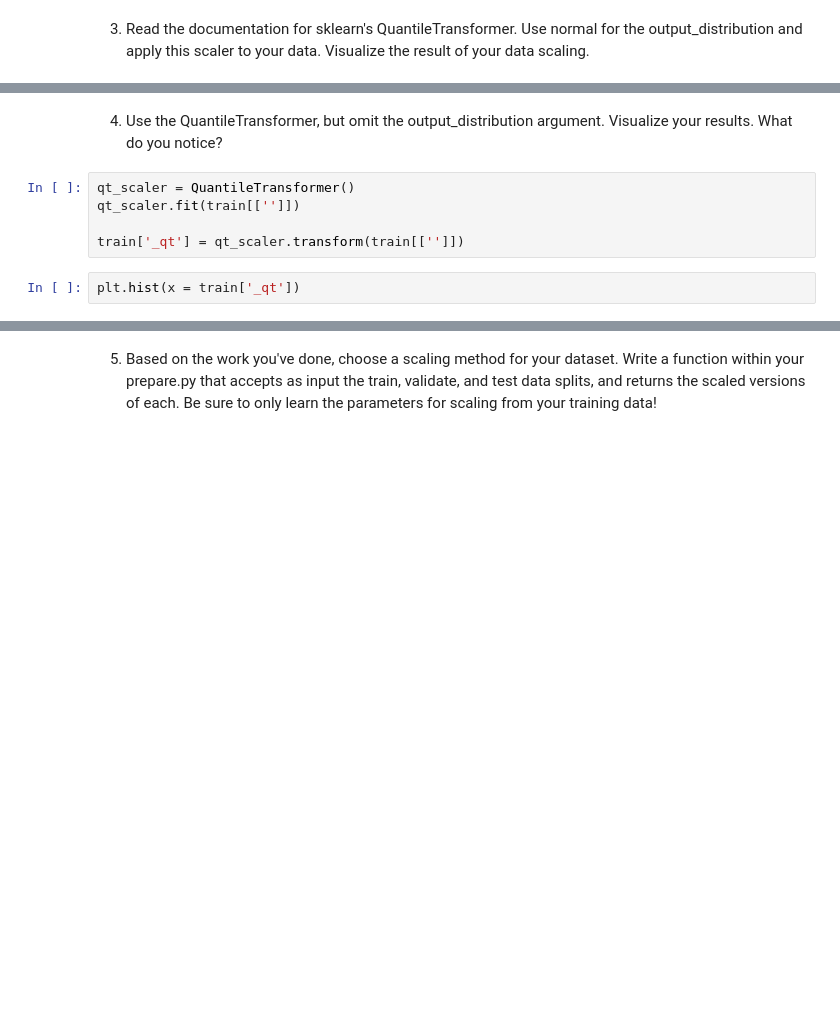
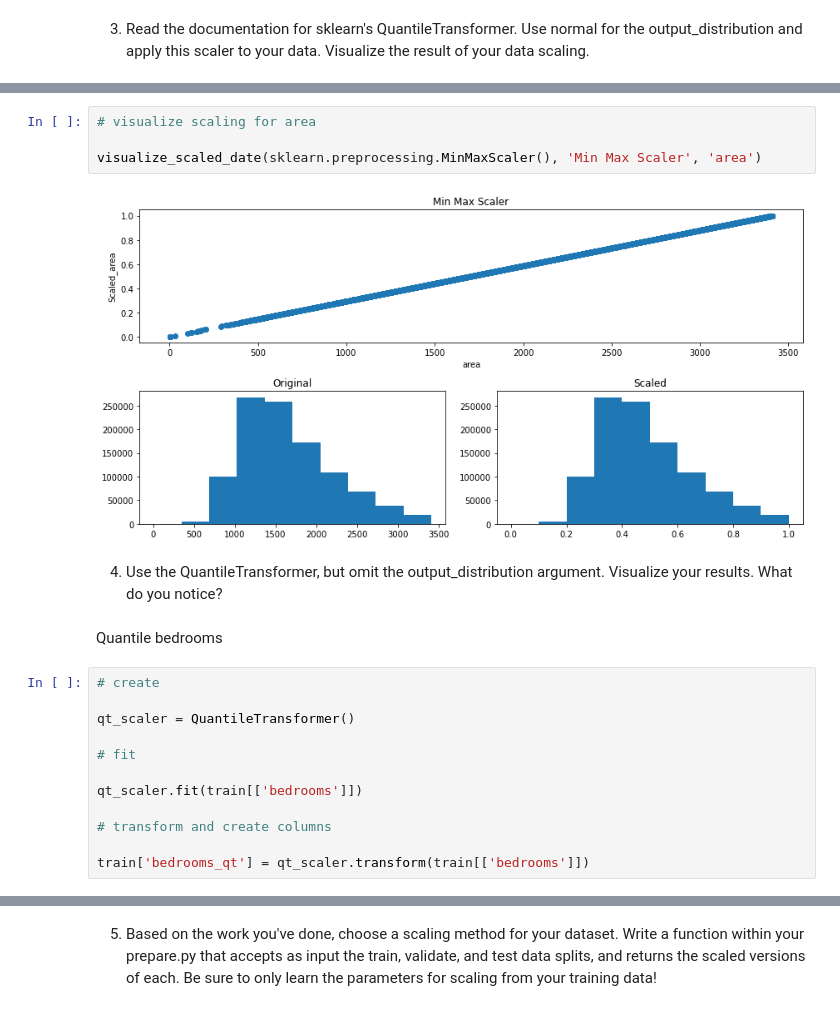
Before and after one commit to CurtisJohansen/regression-exercises, a Jupyter notebook: scaling.ipynb, the cells around one changed output, grey strips where cells are left out. Saved outputs shown, nothing was run; the diff lists cells and outputs as text; blank space fills up the shorter version.

```diff
--- a/scaling.ipynb
+++ b/scaling.ipynb
@@ -256,9 +391,22 @@ plt.hist(x = train['tax_value_qt'])
+# %%
+# visualize scaling for area
+
+visualize_scaled_date(sklearn.preprocessing.MinMaxScaler(), 'Min Max Scaler', 'area')
+# %% [output]
+[figure, added]
 # %% [markdown]
 4. Use the QuantileTransformer, but omit the output_distribution argument. Visualize your results. What do you notice?
+# %% [markdown]
+Quantile bedrooms
 # %%
+# create
+
 qt_scaler = QuantileTransformer()
-qt_scaler.fit(train[['']])
 
-train['_qt'] = qt_scaler.transform(train[['']])
+# fit
+
+qt_scaler.fit(train[['bedrooms']])
+
+# transform and create columns
+
+train['bedrooms_qt'] = qt_scaler.transform(train[['bedrooms']])
-# %%
-plt.hist(x = train['_qt'])
```
Also changed, not shown: parts of 33 cells of this notebook.
